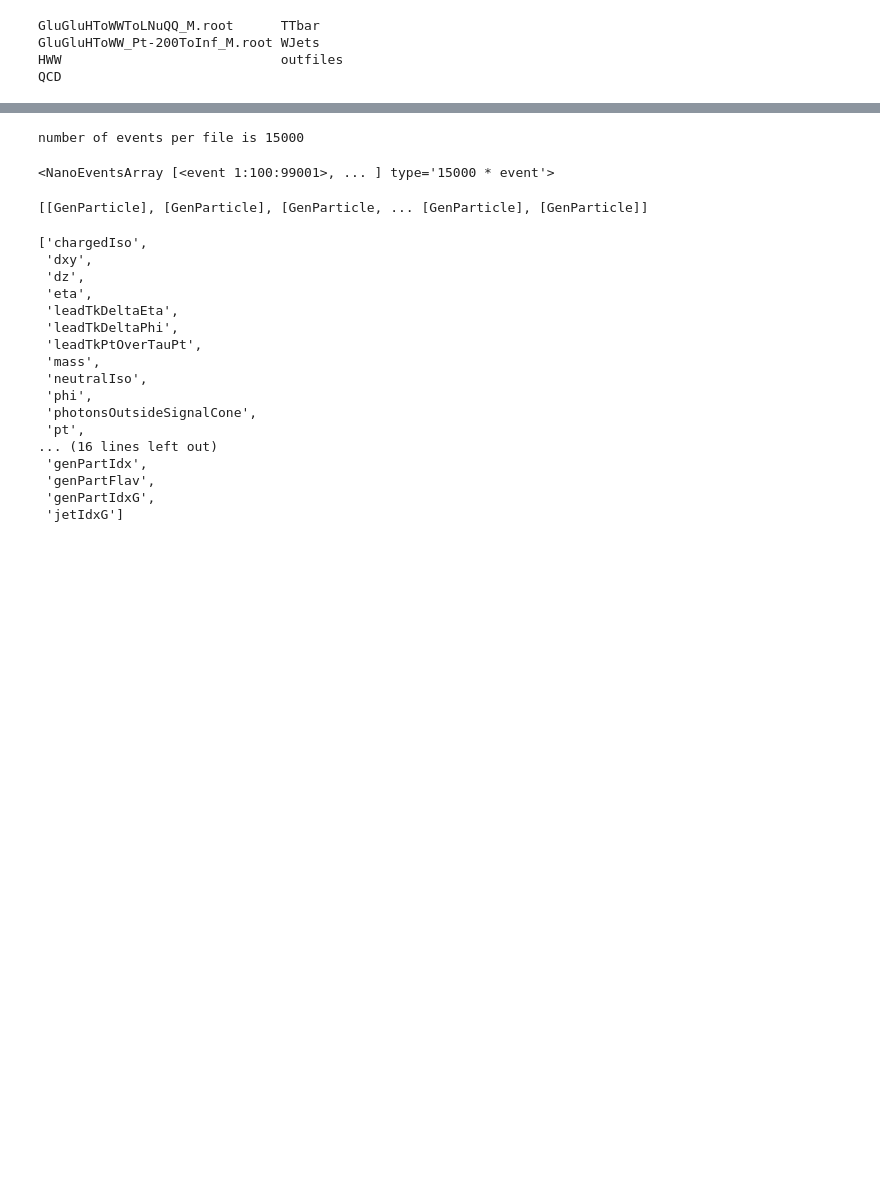
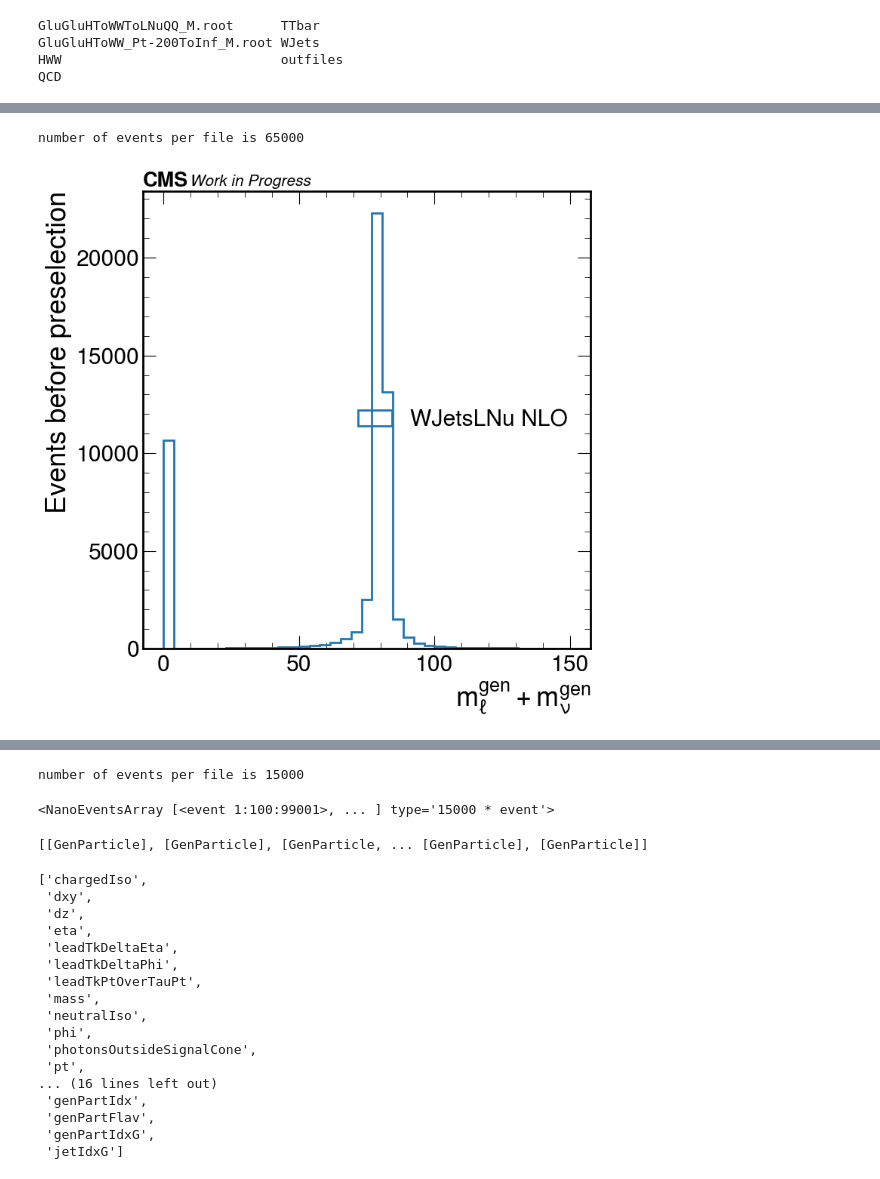
Before and after one commit to farakiko/boostedhiggs, a Jupyter notebook: binder/coffea_playground.ipynb, the cells around one changed output, grey strips where cells are left out. Cells and saved outputs as stored; diff of their text form; code cells hidden in the pictures; blank space fills up the shorter version.

```diff
--- a/binder/coffea_playground.ipynb
+++ b/binder/coffea_playground.ipynb
@@ -114,8 +46,0 @@ number of events per file is 184325
-# %%
-msk_genstatus = events_LO.GenPart.hasFlags(["fromHardProcess", "isLastCopy"]) & (events_LO.GenPart.status==1)
-# %%
-msk_genlep = (
-    (abs(events_LO.GenPart.pdgId) == ELE_PDGID) |
-    (abs(events_LO.GenPart.pdgId) == MU_PDGID) |
-    (abs(events_LO.GenPart.pdgId) == TAU_PDGID)
-)
@@ -262,0 +123,72 @@ events_NLO.GenPart.status
+# %%
+import awkward as ak
+import numpy as np
+import vector
+
+def get_lep(events):
+    msk_genstatus = events.GenPart.hasFlags(["fromHardProcess", "isLastCopy"]) & (events.GenPart.status==1)
+    msk_genlep = (
+        (abs(events.GenPart.pdgId) == ELE_PDGID) |
+        (abs(events.GenPart.pdgId) == MU_PDGID) |
+        (abs(events.GenPart.pdgId) == TAU_PDGID)
+    )
+
+    return events.GenPart[msk_genstatus & msk_genlep]
+
+def get_neutrino(events):
+    msk_genstatus = events.GenPart.hasFlags(["fromHardProcess", "isLastCopy"]) & (events.GenPart.status==1)
+    msk_gennu = (
+        (abs(events.GenPart.pdgId) == vELE_PDGID) |
+        (abs(events.GenPart.pdgId) == vMU_PDGID) |
+        (abs(events.GenPart.pdgId) == vTAU_PDGID)
+    )
+
+    return events.GenPart[msk_genstatus & msk_gennu]
+
+def get_p4(ptkl):
+    return vector.awk(
+        ak.zip(
+            {
+                "pt": ak.where(ak.num(ptkl.pt) == 0, [[0.0]], ptkl.pt),
+                "eta": ak.where(ak.num(ptkl.eta) == 0, [[0.0]], ptkl.eta),
+                "phi": ak.where(ak.num(ptkl.phi) == 0, [[0.0]], ptkl.phi),
+                "e": ak.where(ak.num(ptkl.energy) == 0, [[0.0]], ptkl.energy),
+            }
+        )
+    )
+
+import uproot
+f = uproot.open(f"vjetsnlo/WJetsToLNu_012JetsNLO_34JetsLO_EWNLOcorr.root")
+
+num = f['Events'].num_entries   ### checks number of events per file
+print(f'number of events per file is {num}')
+
+events_NLO = nanoevents.NanoEventsFactory.from_root(f, "Events").events()
+events_NLO
+
+lep_p4 = get_p4(get_lep(events_NLO))
+nu_p4 = get_p4(get_neutrino(events_NLO))
+
+mW = ak.firsts((lep_p4 + nu_p4).mass).to_numpy()
+# %% [output]
+number of events per file is 65000
+# %%
+fig, ax = plt.subplots(figsize=(8,8))
+
+ax.hist(
+    mW,
+    bins=np.linspace(0,150,40),
+    histtype="step",
+    lw=2,
+    label="WJetsLNu NLO",
+#     density=True,
+)
+ax.legend()
+ax.set_xlabel(r"$m^{gen}_{\ell} + m^{gen}_{\nu}$")
+ax.set_ylabel("Events before preselection")
+
+hep.cms.text("Work in Progress", ax=ax, fontsize=15)
+plt.tight_layout()
+plt.savefig(f"/Users/fmokhtar/Desktop/AN_2024/ARC/vjetsnlo/NLO_genV.pdf")
+# %% [output]
+[figure, added]
```
Also changed, not shown: parts of 38 cells of this notebook, 6 other files.
